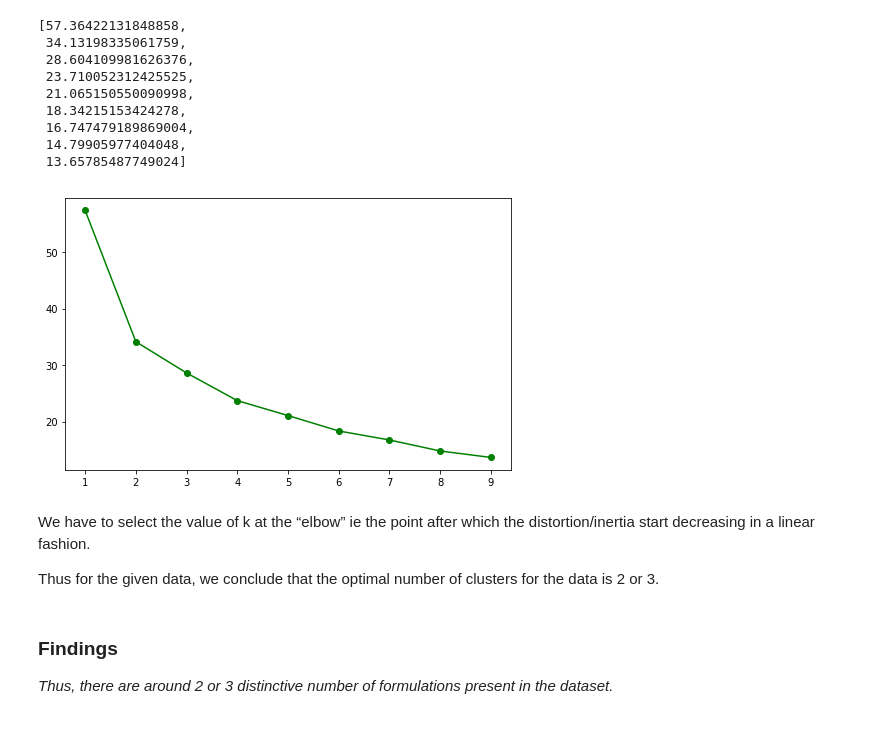
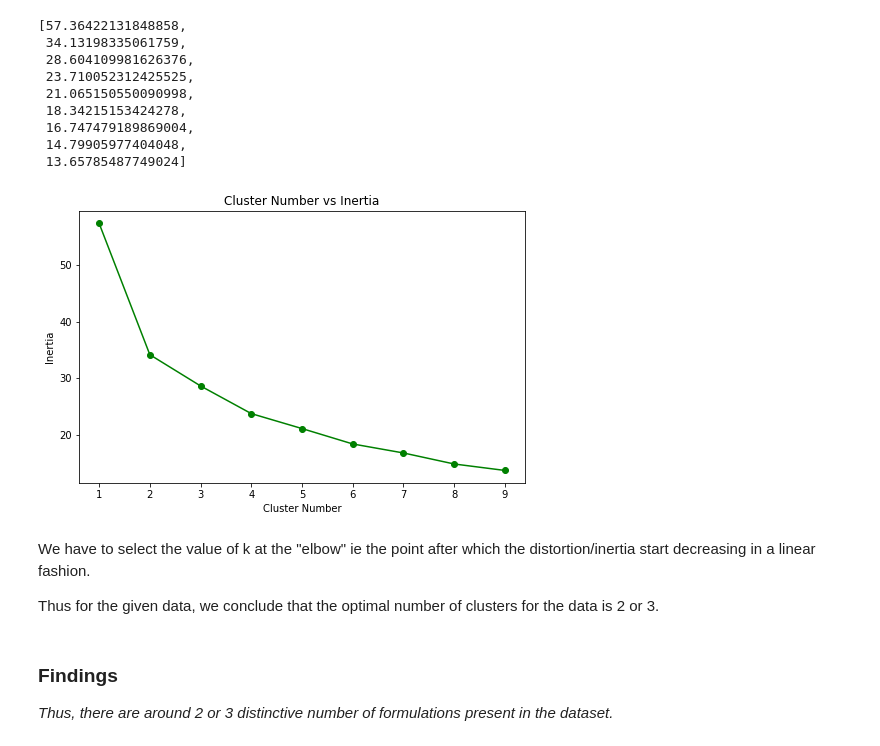
Before and after one commit to albertsylvester/assignment_april, a Jupyter notebook: Assignment No.1.ipynb, the cells around one changed output. Saved outputs shown, nothing was run; the diff lists cells and outputs as text; code cells hidden in the pictures.

```diff
--- a/Assignment No.1.ipynb
+++ b/Assignment No.1.ipynb
@@ -198,12 +201,15 @@ inertia
  13.65785487749024]
 # %%
 plt.figure(figsize=(8,5))
+plt.title('Cluster Number vs Inertia')
+plt.xlabel('Cluster Number')
+plt.ylabel('Inertia')
 plt.plot(range(1,10), inertia, 'go-')
 plt.show()
 # %% [output]
-[figure, old version]
+[figure, new version]
 # %% [markdown]
-We have to select the value of k at the “elbow” ie the point after which the distortion/inertia start decreasing in a linear fashion.
+We have to select the value of k at the "elbow" ie the point after which the distortion/inertia start decreasing in a linear fashion.
 
 Thus for the given data, we conclude that the optimal number of clusters for the data is 2 or 3.
 # %% [markdown]
```
Also changed, not shown: parts of 1 cell of this notebook, 2 other files.
